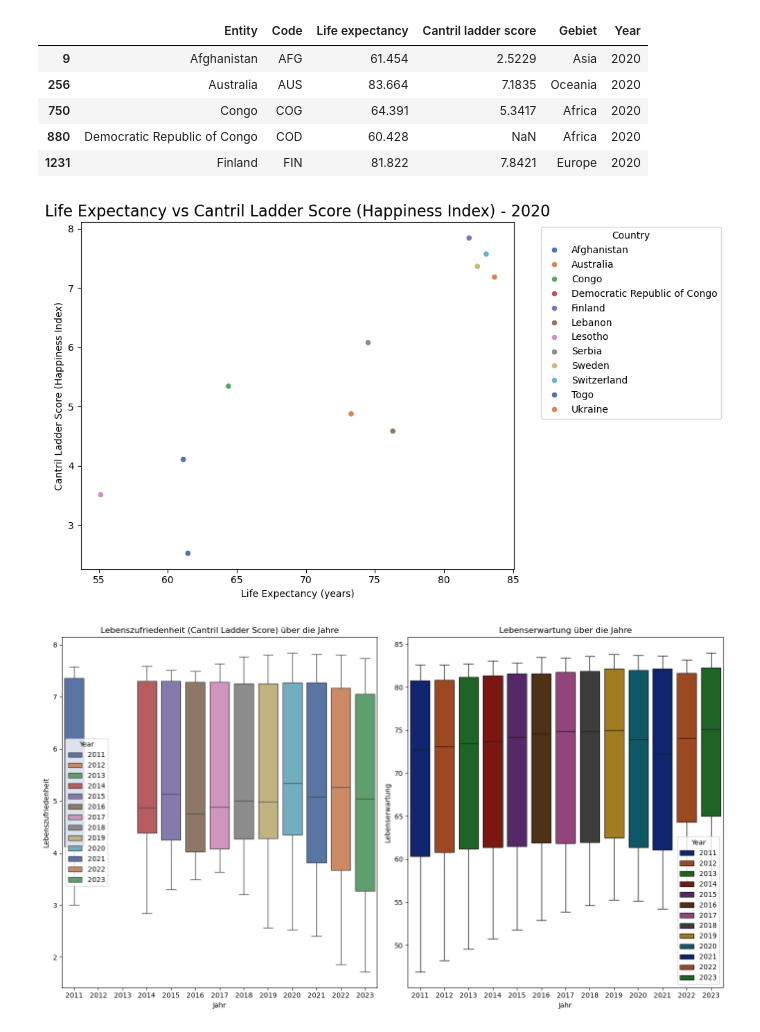
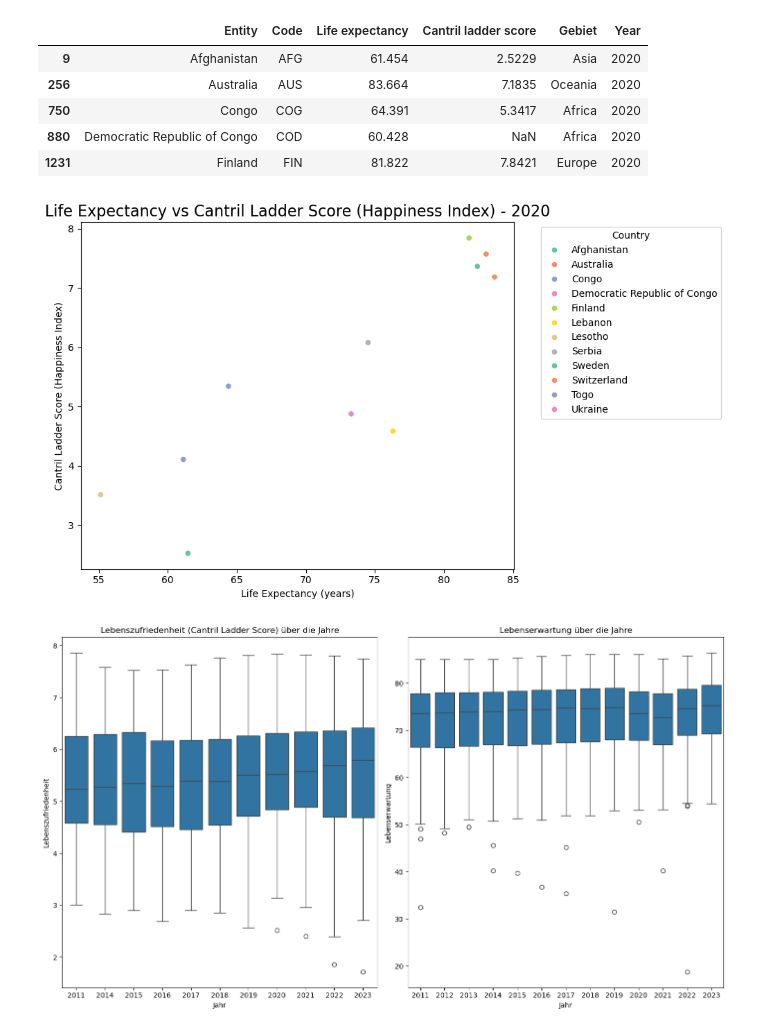
Before and after one commit to Elena-avk/elena, a Jupyter notebook: LN_Python_Elena_Yasemin.ipynb, the cells around one changed output. Drawn from its saved outputs; the diff is of its cells as text; code cells hidden in the pictures.

```diff
--- a/LN_Python_Elena_Yasemin.ipynb
+++ b/LN_Python_Elena_Yasemin.ipynb
@@ -517,12 +674,12 @@ df_filtered_2020.head()
 selected_countries = ['Switzerland', 'Sweden', 'Finland', 'Serbia', 'Australia', 'Afghanistan', 'Lebanon',
                       'Lesotho', 'Togo', 'Congo', 'Democratic Republic of Congo', 'Ukraine']
 
-
 df_filtered_2020 = df[(df['Year'] == 2020) & (df['Entity'].isin(selected_countries))]
 
+# Create the scatter plot with a different color palette
 plt.figure(figsize=(10, 6))
 sns.scatterplot(data=df_filtered_2020, x='Life expectancy', y='Cantril ladder score', hue='Entity',
-                palette='deep')
+                palette='Set2')  # Change to 'Set2' or any other palette
 
 plt.title('Life Expectancy vs Cantril Ladder Score (Happiness Index) - 2020', fontsize=16)
 plt.xlabel('Life Expectancy (years)')
@@ -532,23 +689,26 @@ plt.legend(title='Country', bbox_to_anchor=(1.05, 1), loc='upper left')
 plt.tight_layout()
 plt.show()
 # %% [output]
-[figure, old version]
+[figure, new version]
 # %%
 plt.figure(figsize=(14, 8))
 
 plt.subplot(1, 2, 1)
-sns.boxplot(x='Year', y='Cantril ladder score', data=df_filtered, hue='Year', palette='deep')
+sns.boxplot(x='Jahr', y='Cantril Ladder Score', data=df_filtered)
 plt.title('Lebenszufriedenheit (Cantril Ladder Score) über die Jahre')
 plt.xlabel('Jahr')
 plt.ylabel('Lebenszufriedenheit')
 
+df_clean = df.dropna(subset=['Life expectancy'])
+
 plt.subplot(1, 2, 2)
-sns.boxplot(x='Year', y='Life expectancy', data=df_filtered, hue='Year', palette='dark')
+sns.boxplot(data=df_clean, x='Year', y='Life expectancy', showfliers=True, whis=1.5)
+
 plt.title('Lebenserwartung über die Jahre')
 plt.xlabel('Jahr')
 plt.ylabel('Lebenserwartung')
 
 plt.tight_layout()
 plt.show()
 # %% [output]
-[figure, old version]
+[figure, new version]
```
Also changed, not shown: parts of 14 cells of this notebook.
